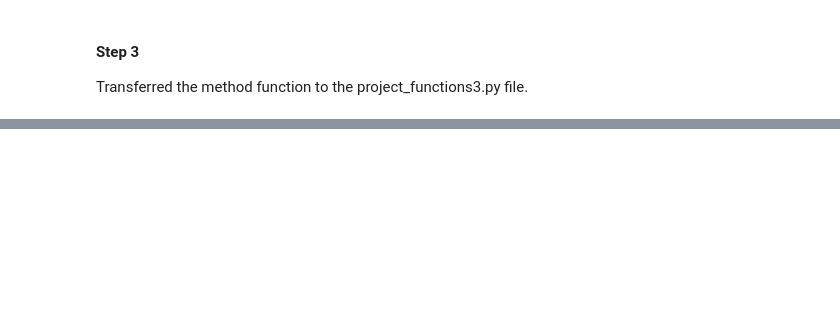
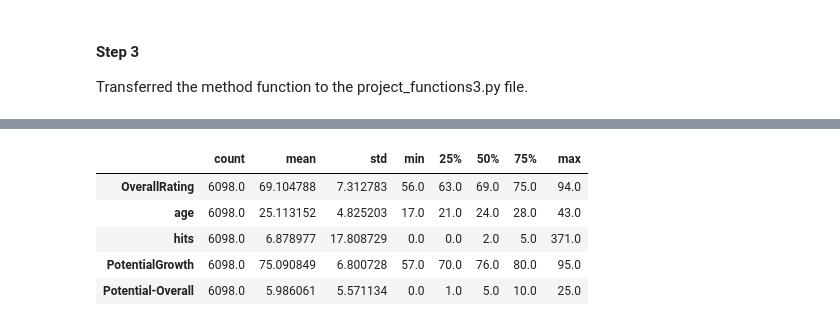
Before and after one commit to data301-2021-winter1/project-group24-project, a Jupyter notebook: notebooks/analysis3.ipynb, the cells around one changed output, grey strips where cells are left out. Cells and saved outputs as stored; diff of their text form; code cells hidden in the pictures; blank space fills up the shorter version.

```diff
--- a/notebooks/analysis3.ipynb
+++ b/notebooks/analysis3.ipynb
@@ -278,0 +302,9 @@ Transferred the method function to the project_functions3.py file.
+# %%
+data.describe().T
+# %% [output]
+|  | count | mean | std | min | 25% | 50% | 75% | max |
+| OverallRating | 6098.0 | 69.104788 | 7.312783 | 56.0 | 63.0 | 69.0 | 75.0 | 94.0 |
+| age | 6098.0 | 25.113152 | 4.825203 | 17.0 | 21.0 | 24.0 | 28.0 | 43.0 |
+| hits | 6098.0 | 6.878977 | 17.808729 | 0.0 | 0.0 | 2.0 | 5.0 | 371.0 |
+| PotentialGrowth | 6098.0 | 75.090849 | 6.800728 | 57.0 | 70.0 | 76.0 | 80.0 | 95.0 |
+| Potential-Overall | 6098.0 | 5.986061 | 5.571134 | 0.0 | 1.0 | 5.0 | 10.0 | 25.0 |
```
Also changed, not shown: parts of 9 cells of this notebook, 1 other file.
